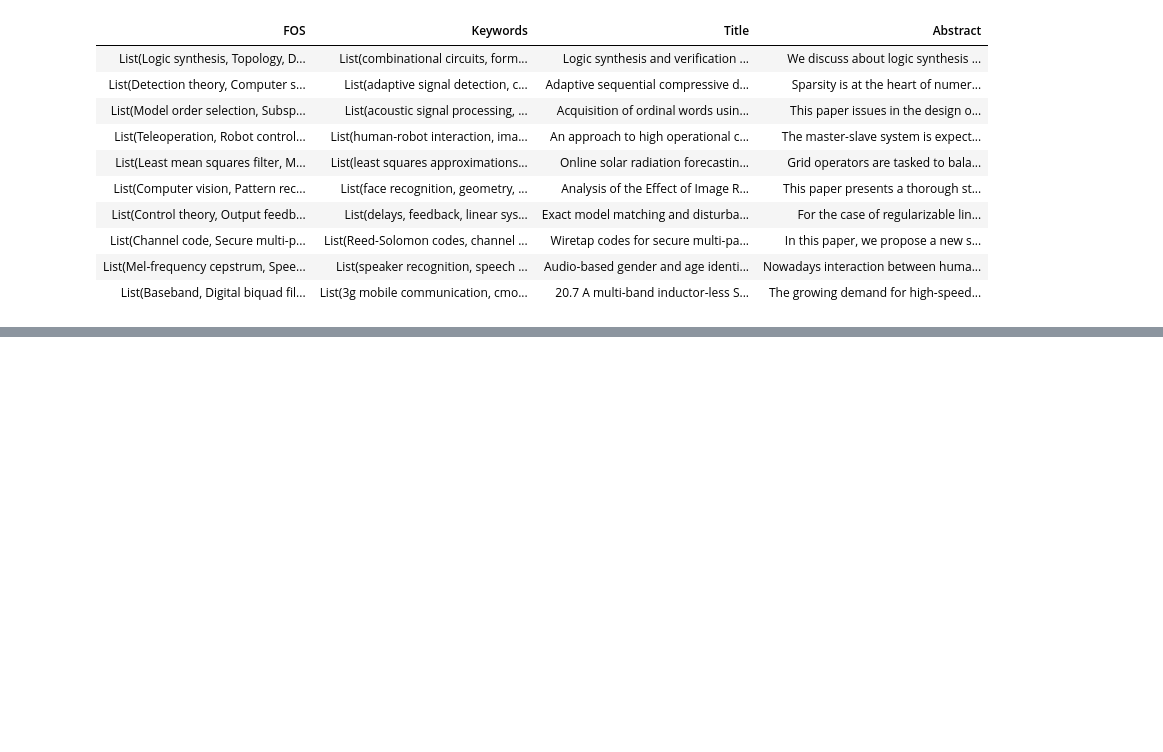
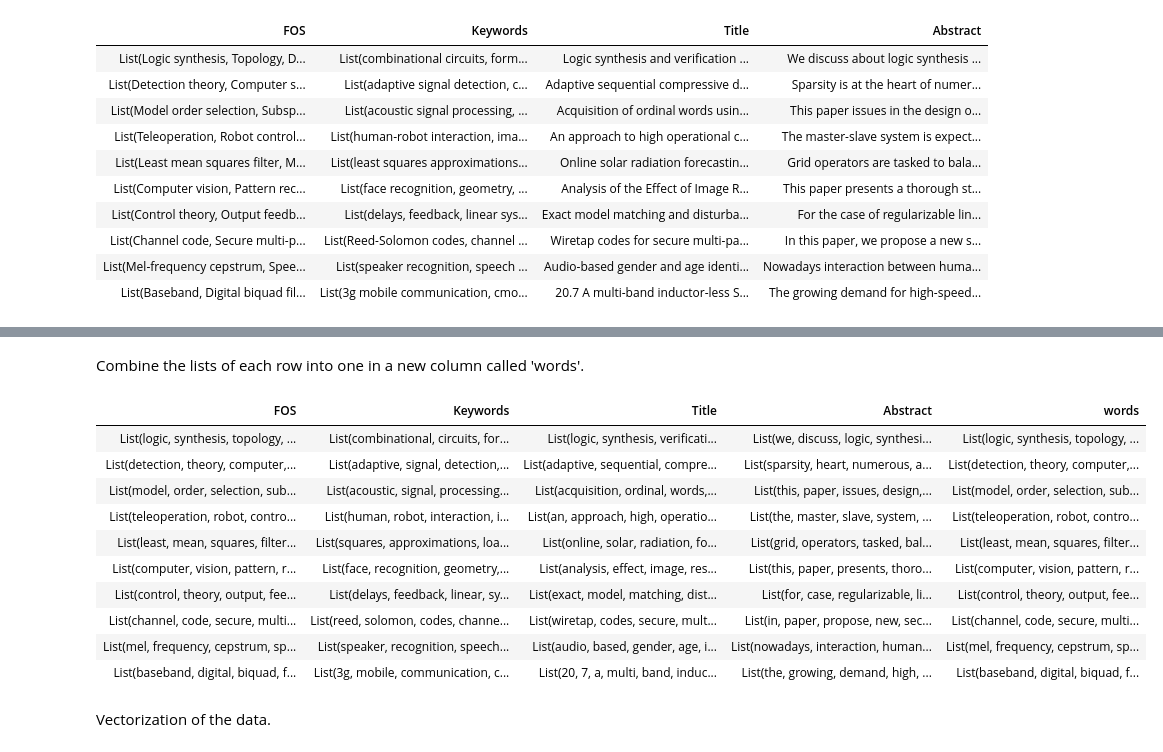
Before and after one commit to peepkolberg/bdm-project-4, a Jupyter notebook: Clustering.ipynb, the cells around one changed output, grey strips where cells are left out. Saved outputs shown, nothing was run; the diff lists cells and outputs as text; code cells hidden in the pictures; blank space fills up the shorter version.

Commit message:
vectorization

```diff
--- a/Clustering.ipynb
+++ b/Clustering.ipynb
@@ -96,7 +112,7 @@ def preprocess(text):
     tokens = [token.lower() for token in tokens if token not in custom_stopwords]
     return tokens
 
-preprocessUDF = udf(preprocess)
+preprocessUDF = udf(preprocess, ArrayType(StringType()))
 
 def preprocess_list(arr):
     text = ' '.join(arr)
@@ -113,6 +129,9 @@ def preprocess_list(arr):
     tokens = [token.lower() for token in tokens if token not in custom_stopwords]
     return tokens
 
-preprocess_listUDF = udf(preprocess_list)
+preprocess_listUDF = udf(preprocess_list, ArrayType(StringType()))
 # %%
-new_data = data.withColumn("FOS", preprocess_listUDF("FOS")).withColumn("Keywords", preprocess_listUDF("Keywords")).withColumn("Title", preprocessUDF("Title")).withColumn("Abstract", preprocessUDF("Abstract"))
+processed_data = data.withColumn("FOS", preprocess_listUDF("FOS")) \
+                     .withColumn("Keywords", preprocess_listUDF("Keywords")) \
+                     .withColumn("Title", preprocessUDF("Title")) \
+                     .withColumn("Abstract", preprocessUDF("Abstract"))
@@ -122,0 +152,34 @@ display(new_data)
+# %% [markdown]
+Combine the lists of each row into one in a new column called 'words'.
+# %%
+def combine_lists(fos, keywords, title, abstract):
+    list = []
+    for word in fos:
+        list.append(word)
+    for word in keywords:
+        list.append(word)
+    for word in title:
+        list.append(word)
+    for word in abstract:
+        list.append(word)
+    return list
+
+combine_listsUDF = udf(combine_lists, ArrayType(StringType()))
+# %%
+processed_data = processed_data.withColumn("words", combine_listsUDF("FOS", "Keywords", "Title", "Abstract"))
+# %%
+display(processed_data.limit(10))
+# %% [output]
+| FOS | Keywords | Title | Abstract | words |
+| List(logic, synthesis, topology, ... | List(combinational, circuits, for... | List(logic, synthesis, verificati... | List(we, discuss, logic, synthesi... | List(logic, synthesis, topology, ... |
+| List(detection, theory, computer,... | List(adaptive, signal, detection,... | List(adaptive, sequential, compre... | List(sparsity, heart, numerous, a... | List(detection, theory, computer,... |
+| List(model, order, selection, sub... | List(acoustic, signal, processing... | List(acquisition, ordinal, words,... | List(this, paper, issues, design,... | List(model, order, selection, sub... |
+| List(teleoperation, robot, contro... | List(human, robot, interaction, i... | List(an, approach, high, operatio... | List(the, master, slave, system, ... | List(teleoperation, robot, contro... |
+| List(least, mean, squares, filter... | List(squares, approximations, loa... | List(online, solar, radiation, fo... | List(grid, operators, tasked, bal... | List(least, mean, squares, filter... |
+| List(computer, vision, pattern, r... | List(face, recognition, geometry,... | List(analysis, effect, image, res... | List(this, paper, presents, thoro... | List(computer, vision, pattern, r... |
+| List(control, theory, output, fee... | List(delays, feedback, linear, sy... | List(exact, model, matching, dist... | List(for, case, regularizable, li... | List(control, theory, output, fee... |
+| List(channel, code, secure, multi... | List(reed, solomon, codes, channe... | List(wiretap, codes, secure, mult... | List(in, paper, propose, new, sec... | List(channel, code, secure, multi... |
+| List(mel, frequency, cepstrum, sp... | List(speaker, recognition, speech... | List(audio, based, gender, age, i... | List(nowadays, interaction, human... | List(mel, frequency, cepstrum, sp... |
+| List(baseband, digital, biquad, f... | List(3g, mobile, communication, c... | List(20, 7, a, multi, band, induc... | List(the, growing, demand, high, ... | List(baseband, digital, biquad, f... |
+# %% [markdown]
+Vectorization of the data.
```
Also changed, not shown: parts of 10 cells of this notebook.
